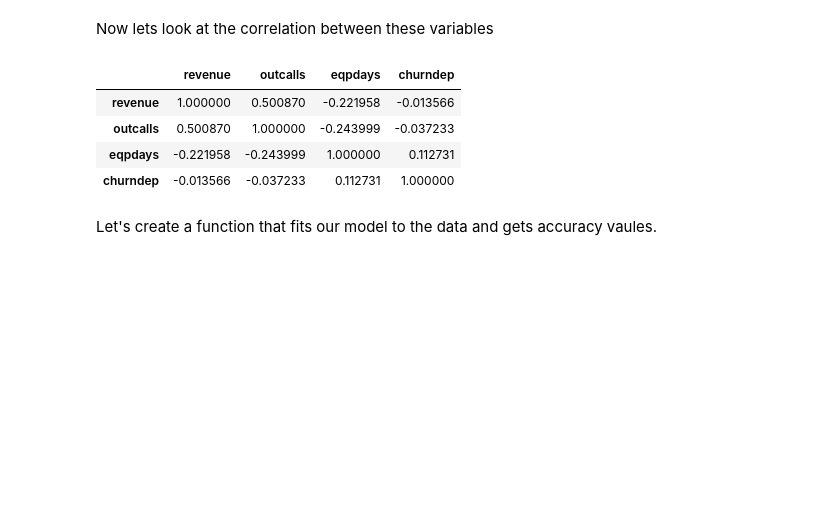
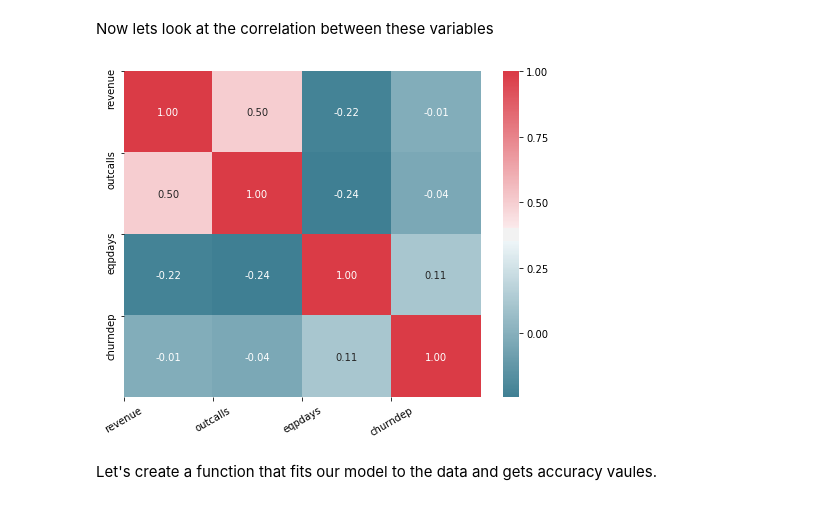
Before and after one commit to arkadym74/Python-for-Data-Science, a Jupyter notebook: Python-for-Data-Science-Part2-Final.ipynb, the cells around one changed output. Saved outputs shown, nothing was run; the diff lists cells and outputs as text; code cells hidden in the pictures; blank space fills up the shorter version.

```diff
--- a/Python-for-Data-Science-Part2-Final.ipynb
+++ b/Python-for-Data-Science-Part2-Final.ipynb
@@ -239,19 +239,25 @@ Now lets look at the correlation between these variables
 # %%
 imp_features_3.append('churndep')
 customer_data_corr = customer_data.corr()
 
 for feature in feature_names:
     if feature not in imp_features_3:
         customer_data_corr.drop(feature, inplace= True)
         customer_data_corr.drop(feature, inplace= True, axis= 1)
 
-customer_data_corr
+fig, bx = plt.subplots(figsize=(8, 6))
+#Generate Color Map, red & blue
+colormap = sns.diverging_palette(220, 10, as_cmap=True)
+#Generate Heat Map, allow annotations and place floats in map
+sns.heatmap(customer_data_corr, cmap=colormap, annot=True, fmt=".2f")
+#Apply xticks
+plt.xticks(range(len(customer_data_corr.columns)), customer_data_corr.columns, rotation=30);
+#Apply yticks
+plt.yticks(range(len(customer_data_corr.columns)), customer_data_corr.columns)
+#show plot
+plt.show()
 # %% [output]
-|  | revenue | outcalls | eqpdays | churndep |
-| revenue | 1.000000 | 0.500870 | -0.221958 | -0.013566 |
-| outcalls | 0.500870 | 1.000000 | -0.243999 | -0.037233 |
-| eqpdays | -0.221958 | -0.243999 | 1.000000 | 0.112731 |
-| churndep | -0.013566 | -0.037233 | 0.112731 | 1.000000 |
+[figure, added]
 # %%
 from sklearn.metrics import accuracy_score
 # %% [markdown]
```
Also changed, not shown: parts of 11 cells of this notebook.
